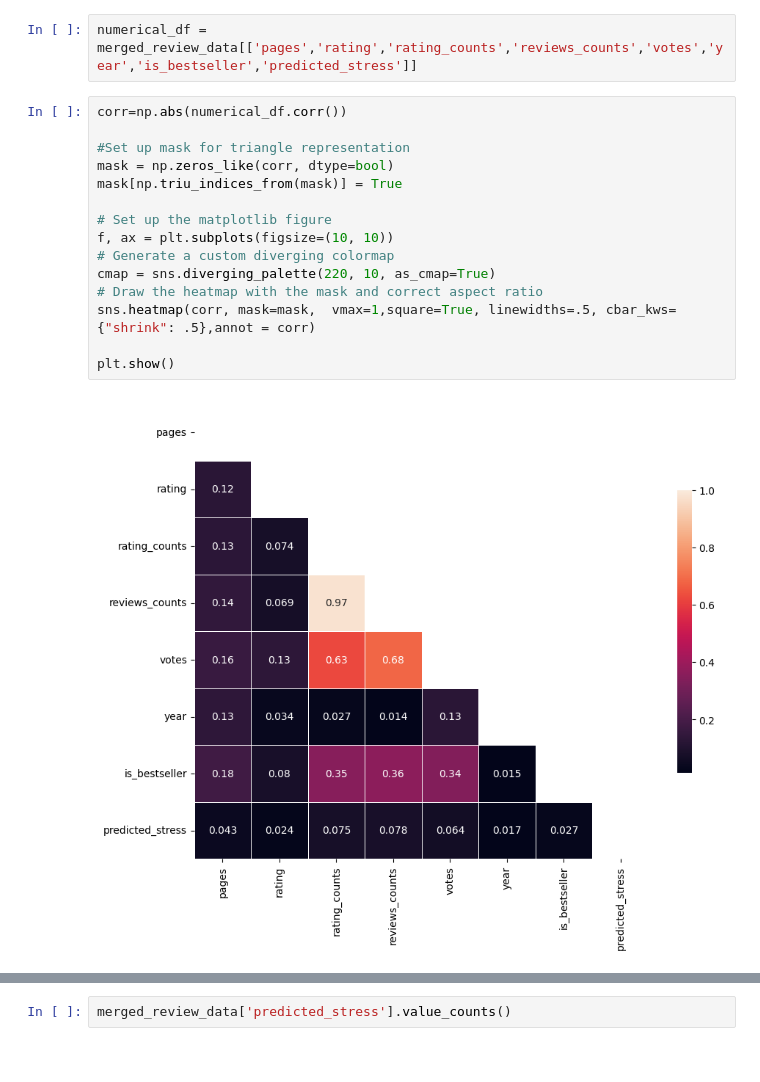
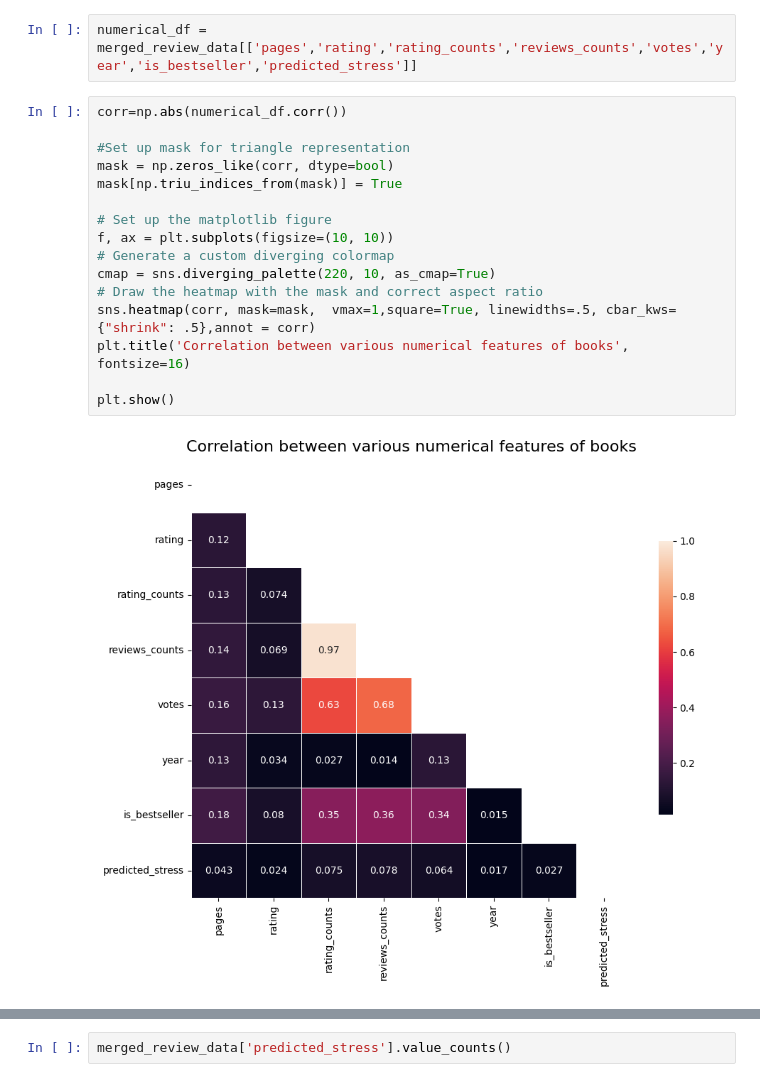
Before and after one commit to txiao9331/EmoLit, a Jupyter notebook: EDA&Tableau/EDA.ipynb, the cells around one changed output, grey strips where cells are left out. Drawn from its saved outputs; the diff is of its cells as text.

```diff
--- a/EDA&Tableau/EDA.ipynb
+++ b/EDA&Tableau/EDA.ipynb
@@ -286,17 +286,18 @@ numerical_df = merged_review_data[['pages','rating','rating_counts','reviews_cou
 # %%
 corr=np.abs(numerical_df.corr())
 
 #Set up mask for triangle representation
 mask = np.zeros_like(corr, dtype=bool)
 mask[np.triu_indices_from(mask)] = True
 
 # Set up the matplotlib figure
 f, ax = plt.subplots(figsize=(10, 10))
 # Generate a custom diverging colormap
 cmap = sns.diverging_palette(220, 10, as_cmap=True)
 # Draw the heatmap with the mask and correct aspect ratio
 sns.heatmap(corr, mask=mask,  vmax=1,square=True, linewidths=.5, cbar_kws={"shrink": .5},annot = corr)
+plt.title('Correlation between various numerical features of books', fontsize=16)
 
 plt.show()
 # %% [output]
-[figure, old version]
+[figure, new version]
```
Also changed, not shown: parts of 14 cells of this notebook, 3 other files.
